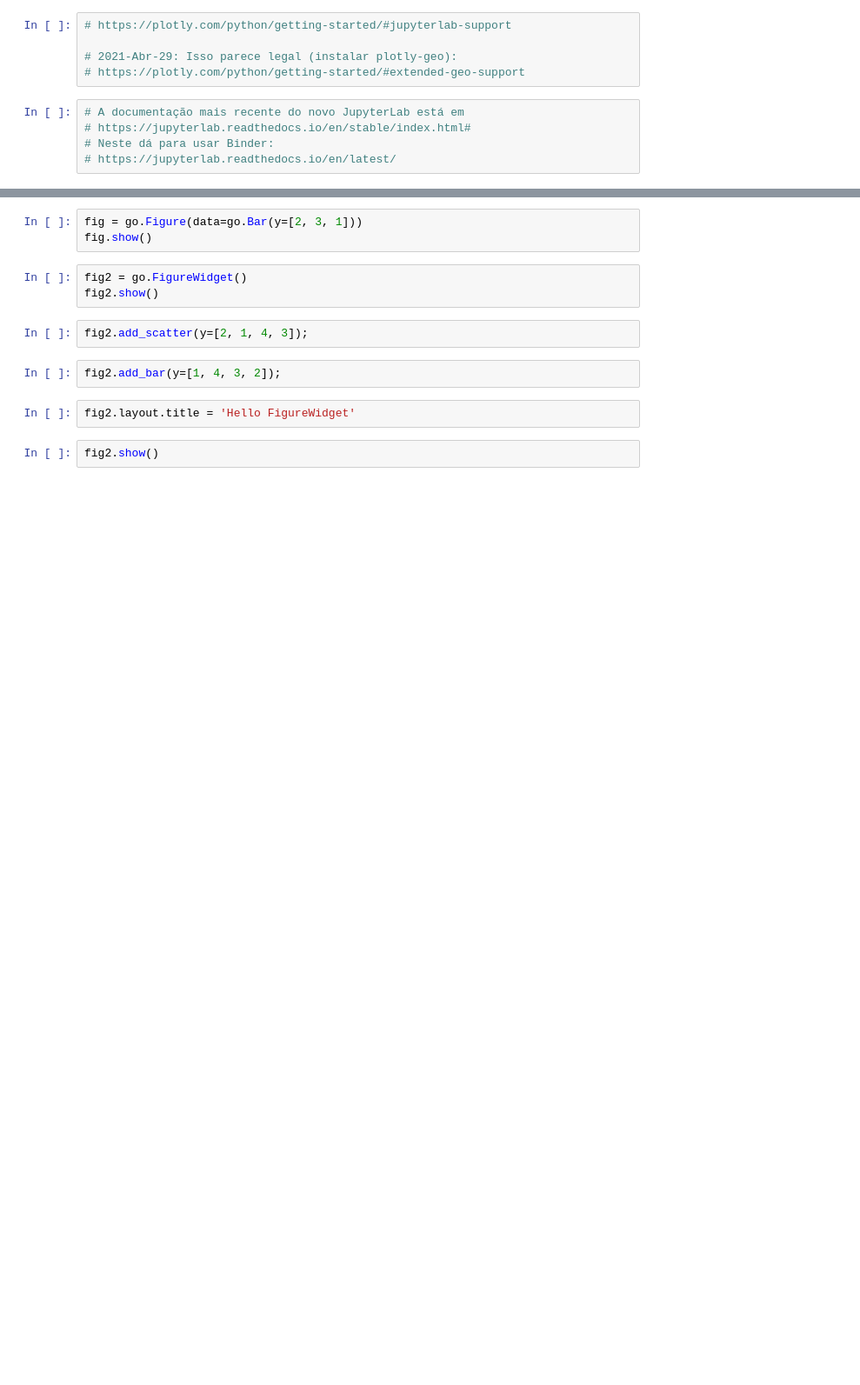
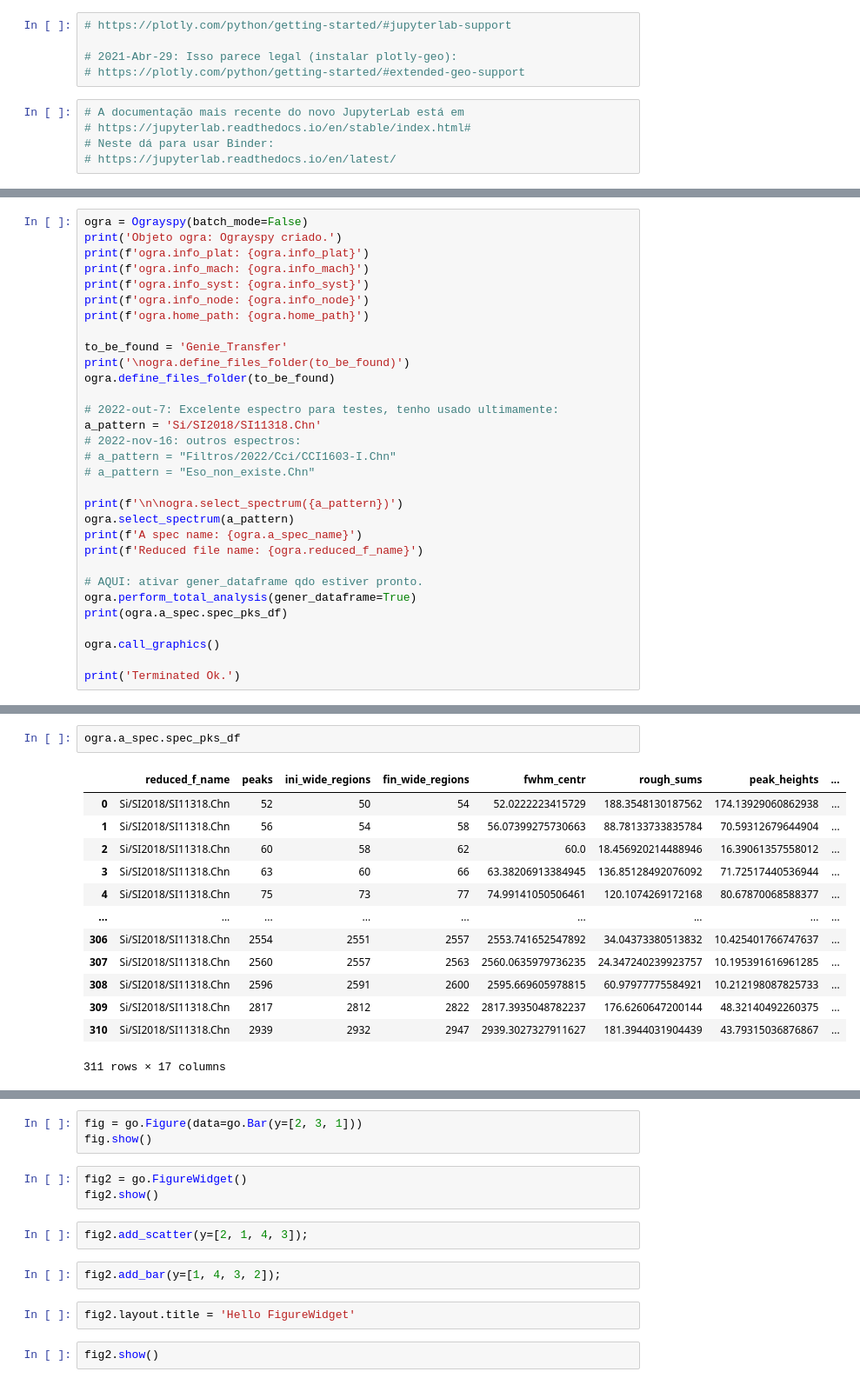
Before and after one commit to terrabela/OGRaySpY, a Jupyter notebook: src/plotly_in_jupyterlab.ipynb, the cells around one changed output, grey strips where cells are left out. Shown at 87% size. Saved outputs shown, nothing was run; the diff lists cells and outputs as text; blank space fills up the shorter version.

Commit message:
Implementing peak processing in Pandas

```diff
--- a/src/plotly_in_jupyterlab.ipynb
+++ b/src/plotly_in_jupyterlab.ipynb
@@ -18,0 +57,31 @@ from ipywidgets import widgets
+# %%
+ogra = Ograyspy(batch_mode=False)
+print('Objeto ogra: Ograyspy criado.')
+print(f'ogra.info_plat: {ogra.info_plat}')
+print(f'ogra.info_mach: {ogra.info_mach}')
+print(f'ogra.info_syst: {ogra.info_syst}')
+print(f'ogra.info_node: {ogra.info_node}')
+print(f'ogra.home_path: {ogra.home_path}')
+
+to_be_found = 'Genie_Transfer'
+print('\nogra.define_files_folder(to_be_found)')
+ogra.define_files_folder(to_be_found)
+
+# 2022-out-7: Excelente espectro para testes, tenho usado ultimamente:
+a_pattern = 'Si/SI2018/SI11318.Chn'
+# 2022-nov-16: outros espectros:
+# a_pattern = "Filtros/2022/Cci/CCI1603-I.Chn"
+# a_pattern = "Eso_non_existe.Chn"
+
+print(f'\n\nogra.select_spectrum({a_pattern})')
+ogra.select_spectrum(a_pattern)
+print(f'A spec name: {ogra.a_spec_name}')
+print(f'Reduced file name: {ogra.reduced_f_name}')
+
+# AQUI: ativar gener_dataframe qdo estiver pronto.
+ogra.perform_total_analysis(gener_dataframe=True)
+print(ogra.a_spec.spec_pks_df)
+
+ogra.call_graphics()
+
+print('Terminated Ok.')
@@ -18,0 +146,16 @@ from ipywidgets import widgets
+# %%
+ogra.a_spec.spec_pks_df
+# %% [output]
+|  | reduced_f_name | peaks | ini_wide_regions | fin_wide_regions | fwhm_centr | rough_sums | peak_heights | ... |
+| 0 | Si/SI2018/SI11318.Chn | 52 | 50 | 54 | 52.0222223415729 | 188.3548130187562 | 174.13929060862938 | ... |
+| 1 | Si/SI2018/SI11318.Chn | 56 | 54 | 58 | 56.07399275730663 | 88.78133733835784 | 70.59312679644904 | ... |
+| 2 | Si/SI2018/SI11318.Chn | 60 | 58 | 62 | 60.0 | 18.456920214488946 | 16.39061357558012 | ... |
+| 3 | Si/SI2018/SI11318.Chn | 63 | 60 | 66 | 63.38206913384945 | 136.85128492076092 | 71.72517440536944 | ... |
+| 4 | Si/SI2018/SI11318.Chn | 75 | 73 | 77 | 74.99141050506461 | 120.1074269172168 | 80.67870068588377 | ... |
+| ... | ... | ... | ... | ... | ... | ... | ... | ... |
+| 306 | Si/SI2018/SI11318.Chn | 2554 | 2551 | 2557 | 2553.741652547892 | 34.04373380513832 | 10.425401766747637 | ... |
+| 307 | Si/SI2018/SI11318.Chn | 2560 | 2557 | 2563 | 2560.0635979736235 | 24.347240239923757 | 10.195391616961285 | ... |
+| 308 | Si/SI2018/SI11318.Chn | 2596 | 2591 | 2600 | 2595.669605978815 | 60.97977775584921 | 10.212198087825733 | ... |
+| 309 | Si/SI2018/SI11318.Chn | 2817 | 2812 | 2822 | 2817.3935048782237 | 176.6260647200144 | 48.32140492260375 | ... |
+| 310 | Si/SI2018/SI11318.Chn | 2939 | 2932 | 2947 | 2939.3027327911627 | 181.3944031904439 | 43.79315036876867 | ... |
+311 rows × 17 columns
```
Also changed, not shown: parts of 22 cells of this notebook.
